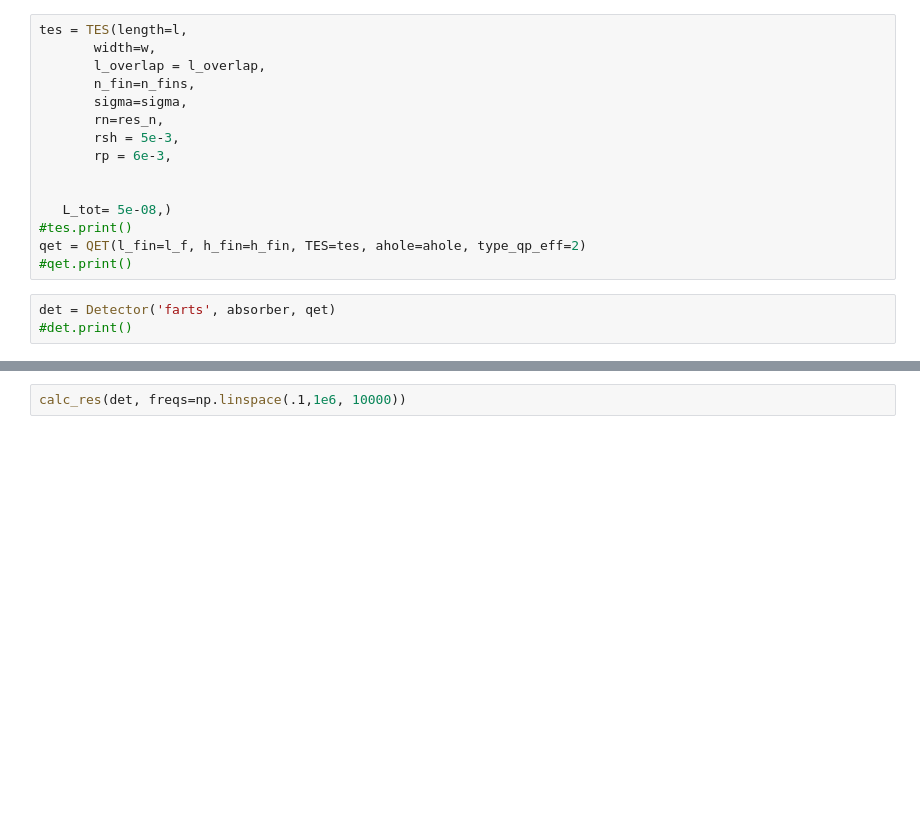
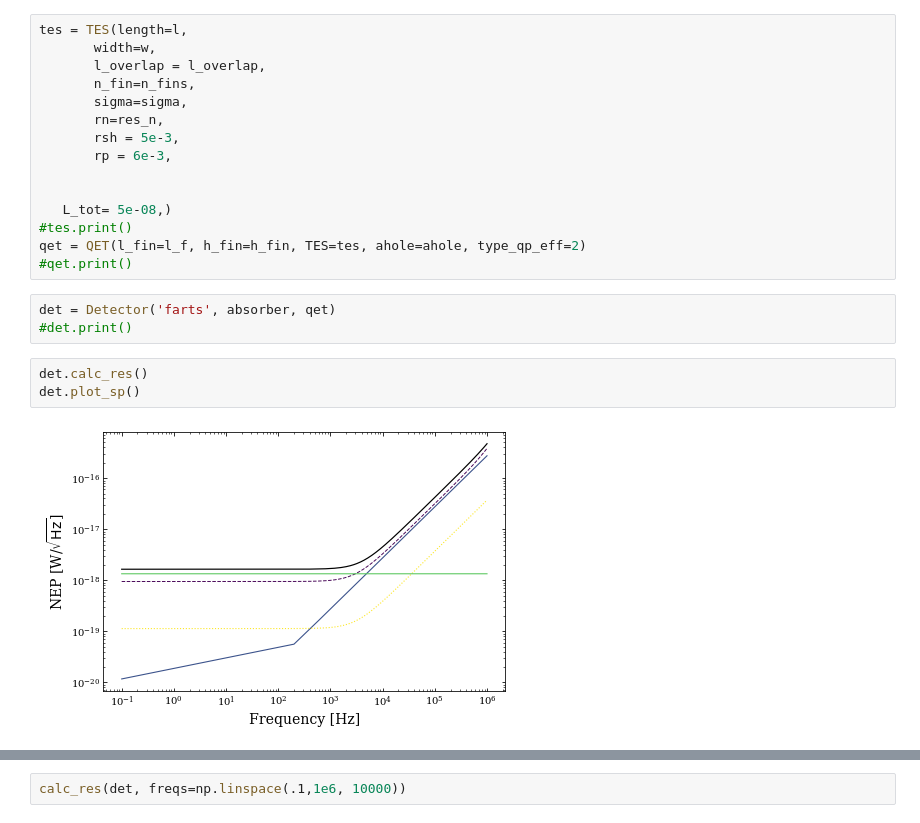
Before and after one commit to spice-herald/DarkOpt, a Jupyter notebook: DarkOpt/Untitled.ipynb, the cells around one changed output, grey strips where cells are left out. Cells and saved outputs as stored; diff of their text form; blank space fills up the shorter version.

Commit message:
added plotting to detector class

```diff
--- a/DarkOpt/Untitled.ipynb
+++ b/DarkOpt/Untitled.ipynb
@@ -43,6 +43,11 @@ qet = QET(l_fin=l_f, h_fin=h_fin, TES=tes, ahole=ahole, type_qp_eff=2)
 # %%
 det = Detector('farts', absorber, qet)
 #det.print()
+# %%
+det.calc_res()
+det.plot_sp()
+# %% [output]
+[figure, added]
 # %%
 simulate_noise(det)
 # %% [output]
```
Also changed, not shown: parts of 2 cells of this notebook, 1 other file.
